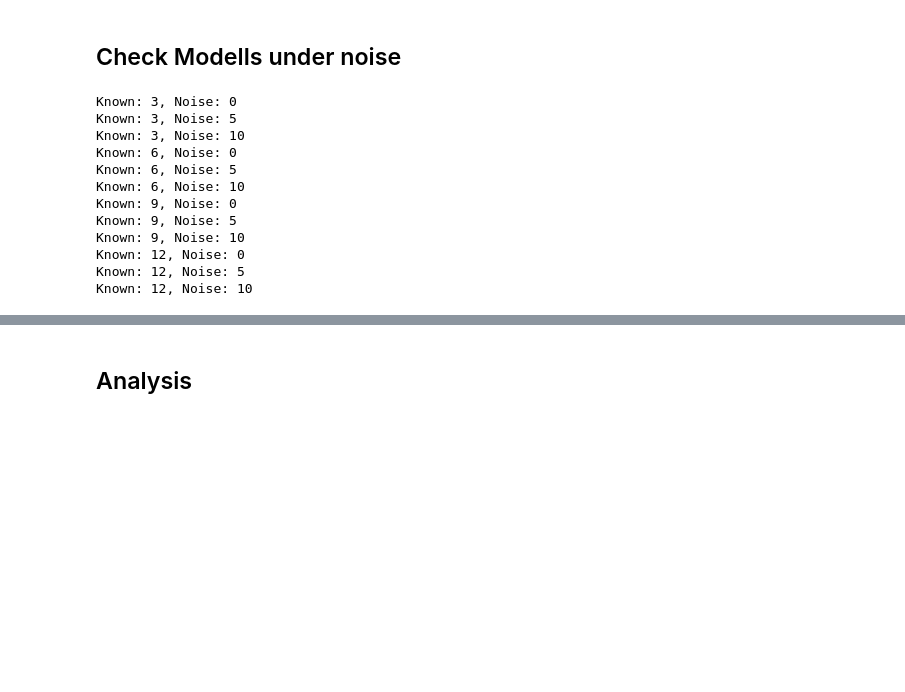
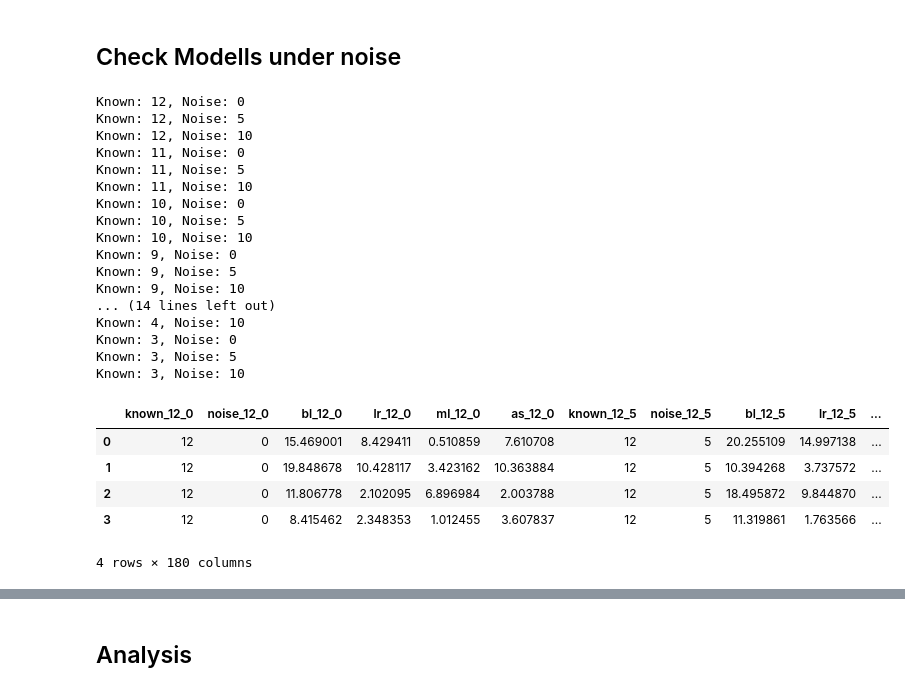
Before and after one commit to SeseRau/py-ma-git, a Jupyter notebook: notebooks/Modelling.ipynb, the cells around one changed output, grey strips where cells are left out. Drawn from its saved outputs; the diff is of its cells as text; code cells hidden in the pictures; blank space fills up the shorter version.

```diff
--- a/notebooks/Modelling.ipynb
+++ b/notebooks/Modelling.ipynb
@@ -355,17 +494,18 @@ sklearn 3 0 Tue Dec 17 17:32:17 2024
 # %%
 folder = "../workdir/AIS-ModelFrames/"
 #filename = f"aisdk-2023-11-08-xs_2_kkn"
-filename = "aisdk-2023-11-08-s_2_kkn"
+#filename = "aisdk-2023-11-08-s_2_kkn"
+filename = "aisdk-2023-11-08_1_kkn"
 #filename = "aisdk-2023-11-08-6xs_2_kkn"
 
-for known in range(3, 13, 1):
+for known in range(12, 2, -1):
     for noise in range(0, 11, 5):
         test = pd.read_csv(f"{folder}{filename}_test_{known}_{noise}.csv")
 
         test_y = test.loc[:,["output_x","output_y"]]
         test_x = test.drop(columns=["output_x","output_y"])
 
-        if known == 3 and noise == 0:
+        if known == 12 and noise == 0:
             df_res = test_y.copy()
 
             df_res.rename(columns={"output_x": f"known_{known}_0", "output_y": f"noise_{known}_0"}, inplace=True)
@@ -376,10 +516,20 @@ for known in range(3, 13, 1):
             df_res[f"known_{known}_{noise}"] = known
             df_res[f"noise_{known}_{noise}"] = noise
 
+
+        #df_bl = pd.DataFrame()
+        #df_lr = pd.DataFrame()
+        #df_ml = pd.DataFrame()
+        #df_as = pd.DataFrame()
+        #df_tmp = pd.DataFrame()
+
         # Baseline
+
+
 
         dummy_prediction = test_x.loc[:,[f"input_{known-1}_x", f"input_{known-1}_y"]]
         df_res[f"bl_{known}_{noise}"] = np.sqrt((test_y["output_x"] - dummy_prediction[f"input_{known-1}_x"])**2 + (test_y["output_y"] - dummy_prediction[f"input_{known-1}_y"])**2)
+        #df_bl[f"bl_{known}_{noise}"] = np.sqrt((test_y["output_x"] - dummy_prediction[f"input_{known-1}_x"])**2 + (test_y["output_y"] - dummy_prediction[f"input_{known-1}_y"])**2)
         #print(df_res[f"bl_{known}_{noise}"].describe())
 
         # Linear Regression
@@ -388,44 +538,70 @@ for known in range(3, 13, 1):
         linReg = pickle.load(open(f"../workdir/AIS-TrainedModel/{filename}_lin_{known}_0.csv", 'rb'))
         df = pd.DataFrame(linReg.predict(test_x))
         df.columns = [f"lin_x_{known}_{noise}", f"lin_y_{known}_{noise}"]
         df_res[f"lr_{known}_{noise}"] = np.sqrt((test_y["output_x"] - df[f"lin_x_{known}_{noise}"])**2 + (test_y["output_y"] - df[f"lin_y_{known}_{noise}"])**2)
+        #df_lr[f"lr_{known}_{noise}"] = np.sqrt((test_y["output_x"] - df[f"lin_x_{known}_{noise}"])**2 + (test_y["output_y"] - df[f"lin_y_{known}_{noise}"])**2)
+
 
         #print(df_res[f"lr_{known}_{noise}"].describe())
 
         # Neural Network
 
         mlppipe = pickle.load(open(f"../workdir/AIS-TrainedModel/{filename}_mlp_{known}_0.csv", 'rb'))
         df = pd.DataFrame(mlppipe.predict(test_x))
         df.columns = [f"mlp_x_{known}_{noise}", f"mlp_y_{known}_{noise}"]
         df_res[f"ml_{known}_{noise}"] = np.sqrt((test_y["output_x"] - df[f"mlp_x_{known}_{noise}"])**2 + (test_y["output_y"] - df[f"mlp_y_{known}_{noise}"])**2)
+        #df_ml[f"ml_{known}_{noise}"] = np.sqrt((test_y["output_x"] - df[f"mlp_x_{known}_{noise}"])**2 + (test_y["output_y"] - df[f"mlp_y_{known}_{noise}"])**2)
         #print(df_res[f"ml_{known}_{noise}"].describe())
 
         # AutoSklearn
 
-        automl = pickle.load(open(f"../workdir/AIS-TrainedModel/{filename}_autosk_{known}_0_14400_6144.csv", 'rb')) # 18000 10240 # 14400_6144
+        automl = pickle.load(open(f"../workdir/AIS-TrainedModel/{filename}_autosk_{known}_0_18000_10240.csv", 'rb')) # 18000 10240 # 14400_6144
+        #automl = pickle.load(open(f"../workdir/AIS-TrainedModel/{filename}_autosk_{known}_0.csv", 'rb')) # 18000 10240 # 14400_6144
         df = pd.DataFrame(automl.predict(test_x))
         df.columns = [f"autosk_x_{known}_{noise}", f"autosk_y_{known}_{noise}"]
         df_res[f"as_{known}_{noise}"] = np.sqrt((test_y["output_x"] - df[f"autosk_x_{known}_{noise}"])**2 + (test_y["output_y"] - df[f"autosk_y_{known}_{noise}"])**2)
+        #df_as[f"as_{known}_{noise}"] = np.sqrt((test_y["output_x"] - df[f"autosk_x_{known}_{noise}"])**2 + (test_y["output_y"] - df[f"autosk_y_{known}_{noise}"])**2)
         #print(df_res[f"as_{known}_{noise}"].describe())
+
+        #df_tmp = df_bl + df_lr + df_ml + df_as
+
+
+        #df_res.assign(**df_tmp)
+
+        df_tmp = df_res.copy()
+        df_res = df_tmp.copy()
 
         print(f"Known: {known}, Noise: {noise}")
 
 
 
-df_res.to_csv(f"../workdir/AIS-TrainedModel/{filename}_result_14400_6144.csv", index=False)
+
+df_res.to_csv(f"../workdir/AIS-TrainedModel/{filename}_result_18000_10240.csv", index=False)
+df_res.head(4)
 # %% [output]
+Known: 12, Noise: 0
+Known: 12, Noise: 5
+Known: 12, Noise: 10
+Known: 11, Noise: 0
+Known: 11, Noise: 5
+Known: 11, Noise: 10
+Known: 10, Noise: 0
+Known: 10, Noise: 5
+Known: 10, Noise: 10
+Known: 9, Noise: 0
+Known: 9, Noise: 5
+Known: 9, Noise: 10
+... (14 lines left out)
+Known: 4, Noise: 10
 Known: 3, Noise: 0
 Known: 3, Noise: 5
 Known: 3, Noise: 10
-Known: 6, Noise: 0
-Known: 6, Noise: 5
-Known: 6, Noise: 10
-Known: 9, Noise: 0
-Known: 9, Noise: 5
-Known: 9, Noise: 10
-Known: 12, Noise: 0
-Known: 12, Noise: 5
-Known: 12, Noise: 10
+|  | known_12_0 | noise_12_0 | bl_12_0 | lr_12_0 | ml_12_0 | as_12_0 | known_12_5 | noise_12_5 | bl_12_5 | lr_12_5 | ... |
+| 0 | 12 | 0 | 15.469001 | 8.429411 | 0.510859 | 7.610708 | 12 | 5 | 20.255109 | 14.997138 | ... |
+| 1 | 12 | 0 | 19.848678 | 10.428117 | 3.423162 | 10.363884 | 12 | 5 | 10.394268 | 3.737572 | ... |
+| 2 | 12 | 0 | 11.806778 | 2.102095 | 6.896984 | 2.003788 | 12 | 5 | 18.495872 | 9.844870 | ... |
+| 3 | 12 | 0 | 8.415462 | 2.348353 | 1.012455 | 3.607837 | 12 | 5 | 11.319861 | 1.763566 | ... |
+4 rows × 180 columns
 # %%
 df_res.head()
 # %% [output]
```
Also changed, not shown: parts of 3 cells of this notebook, 2 other files.
